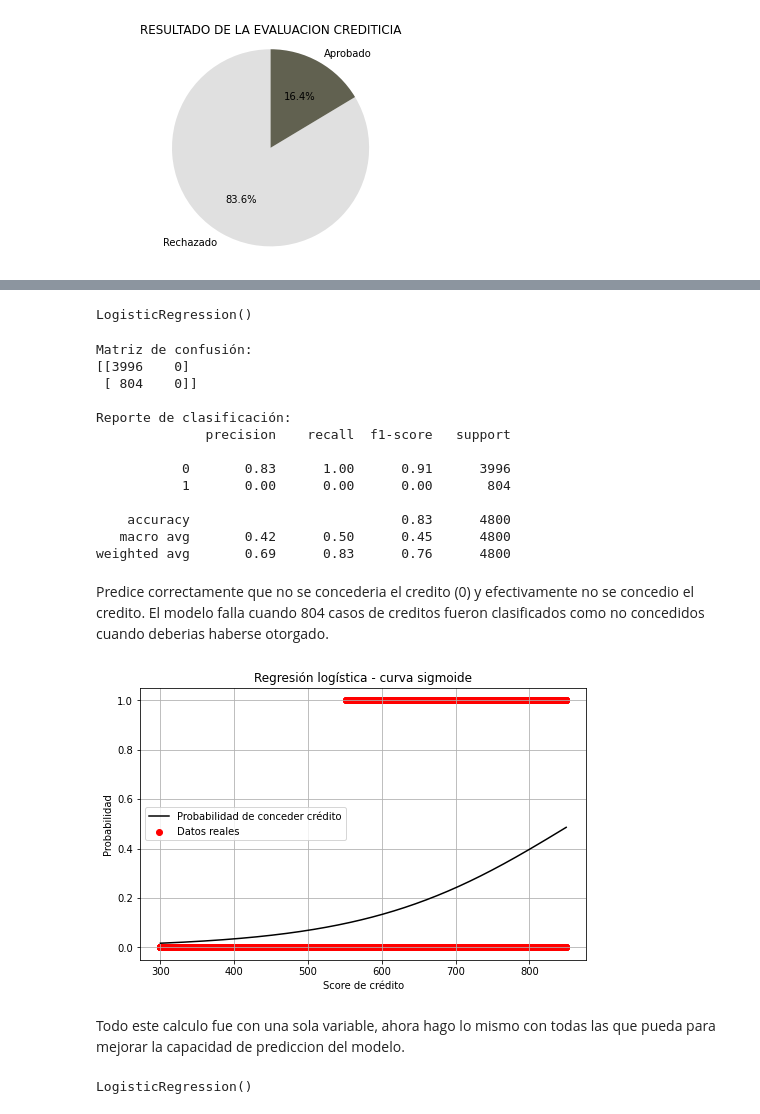
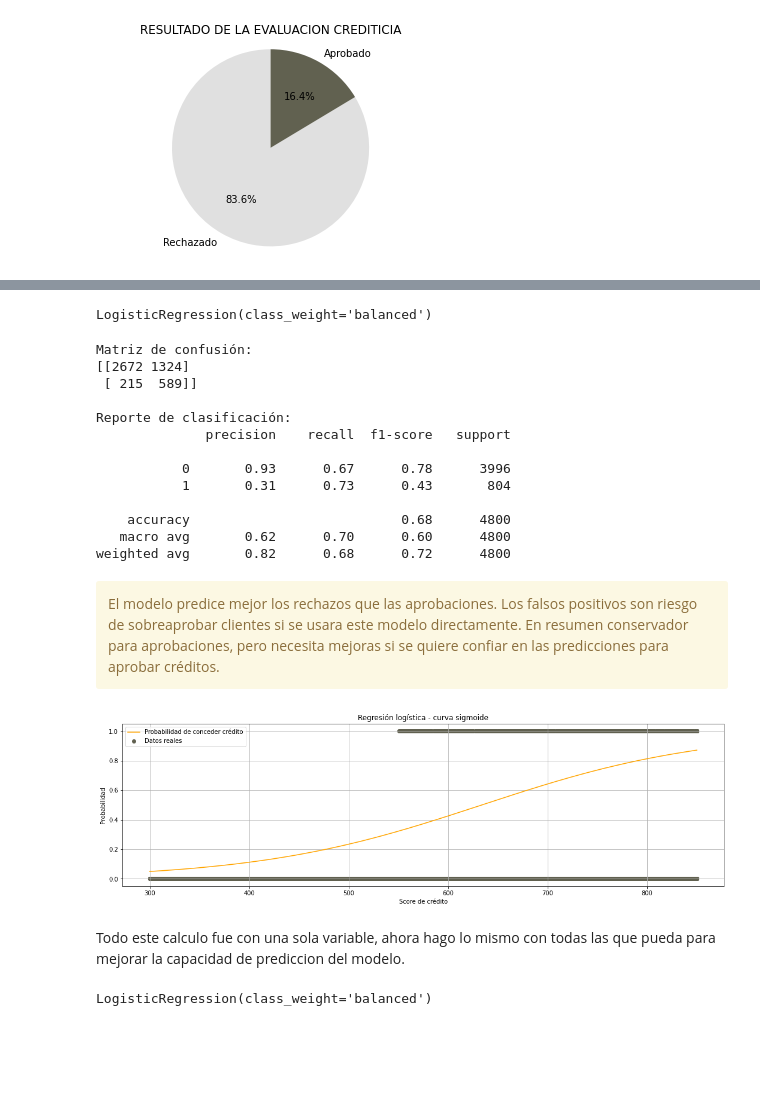
Before and after one commit to NestorDiazDataSC/Analisis_de_Datos, a Jupyter notebook: Creditos/loan_data.ipynb, the cells around one changed output, grey strips where cells are left out. Cells and saved outputs as stored; diff of their text form; code cells hidden in the pictures; blank space fills up the shorter version.

```diff
--- a/Creditos/loan_data.ipynb
+++ b/Creditos/loan_data.ipynb
@@ -117,10 +205,10 @@ y = df['Credito']          # variable dependiente (objetivo)
 # %%
 X_train, X_test, y_train, y_test = train_test_split(X, y, test_size=0.2, random_state=0)
 # %%
-modelo = LogisticRegression()
+modelo = LogisticRegression(class_weight='balanced')
 modelo.fit(X_train, y_train)  # entrenar el modelo
 # %% [output]
-LogisticRegression()
+LogisticRegression(class_weight='balanced')
 # %%
 y_pred = modelo.predict(X_test) # hacer que formule predicciones el modelo
 # %%
@@ -129,26 +217,27 @@ print(confusion_matrix(y_test, y_pred))
 print("\nReporte de clasificación:")
 print(classification_report(y_test, y_pred))
 
-# La matris es
+# La matriz es
 #           Prediccion=0     Prediccion=1
-#Real=0       TN (true Neg)  FP (false positiv)
-#Real=1       FN (false neg) TP (true positiv)
+#Real=0       TN (true neg)  FP (false posit)
+#Real=1       FN (false neg) TP (true posit)
 # %% [output]
 Matriz de confusión:
-[[3996    0]
- [ 804    0]]
+[[2672 1324]
+ [ 215  589]]
 
 Reporte de clasificación:
               precision    recall  f1-score   support
 
-           0       0.83      1.00      0.91      3996
-           1       0.00      0.00      0.00       804
+           0       0.93      0.67      0.78      3996
+           1       0.31      0.73      0.43       804
 
-    accuracy                           0.83      4800
-   macro avg       0.42      0.50      0.45      4800
-weighted avg       0.69      0.83      0.76      4800
+    accuracy                           0.68      4800
+   macro avg       0.62      0.70      0.60      4800
+weighted avg       0.82      0.68      0.72      4800
 # %% [markdown]
-Predice correctamente que no se concederia el credito (0) y efectivamente no se concedio el credito. El modelo falla cuando 804 casos de creditos fueron clasificados como no concedidos cuando deberias haberse otorgado.
+<div class="alert alert-warning">El modelo predice mejor los rechazos que las aprobaciones. Los falsos positivos son riesgo de sobreaprobar clientes si se usara este modelo directamente. En resumen conservador para aprobaciones, pero necesita mejoras si se quiere confiar en las predicciones para aprobar créditos.
+</div>
 # %%
 x_range = np.linspace(X['Score_Credito'].min(), X['Score_Credito'].max(), 300).reshape(-1, 1) # definir rango de valores
 # %%
@@ -156,17 +245,17 @@ y_prob = modelo.predict_proba(x_range)[:, 1] # determinar la probabilidad que de
 # %%
 import matplotlib.pyplot as plt
 
-plt.figure(figsize=(8, 5))
-plt.plot(x_range, y_prob, label='Probabilidad de conceder crédito', color='black')
-plt.scatter(X_test, y_test, color='red', label='Datos reales')
+plt.figure(figsize=(18, 5))
+plt.plot(x_range, y_prob, label='Probabilidad de conceder crédito', color='orange')
+plt.scatter(X_test, y_test, color='#616150', label='Datos reales')
 plt.xlabel('Score de crédito')
 plt.ylabel('Probabilidad')
 plt.title('Regresión logística - curva sigmoide')
 plt.grid(True)
 plt.legend()
 plt.show()
 # %% [output]
-[figure, old version]
+[figure, new version]
 # %% [markdown]
 Todo este calculo fue con una sola variable, ahora hago lo mismo con todas las que pueda para mejorar la capacidad de prediccion del modelo.
 # %%
@@ -175,10 +268,10 @@ y = df['Credito']          # variable dependiente (objetivo)
 # %%
 X_train, X_test, y_train, y_test = train_test_split(X, y, test_size=0.2, random_state=0)
 # %%
-modelo = LogisticRegression()
+modelo = LogisticRegression(class_weight='balanced')
 modelo.fit(X_train, y_train)  # entrenar el modelo
 # %% [output]
-LogisticRegression()
+LogisticRegression(class_weight='balanced')
 # %%
 y_pred = modelo.predict(X_test) # hacer que formule predicciones el modelo
 # %%
```
Also changed, not shown: parts of 53 cells of this notebook.
